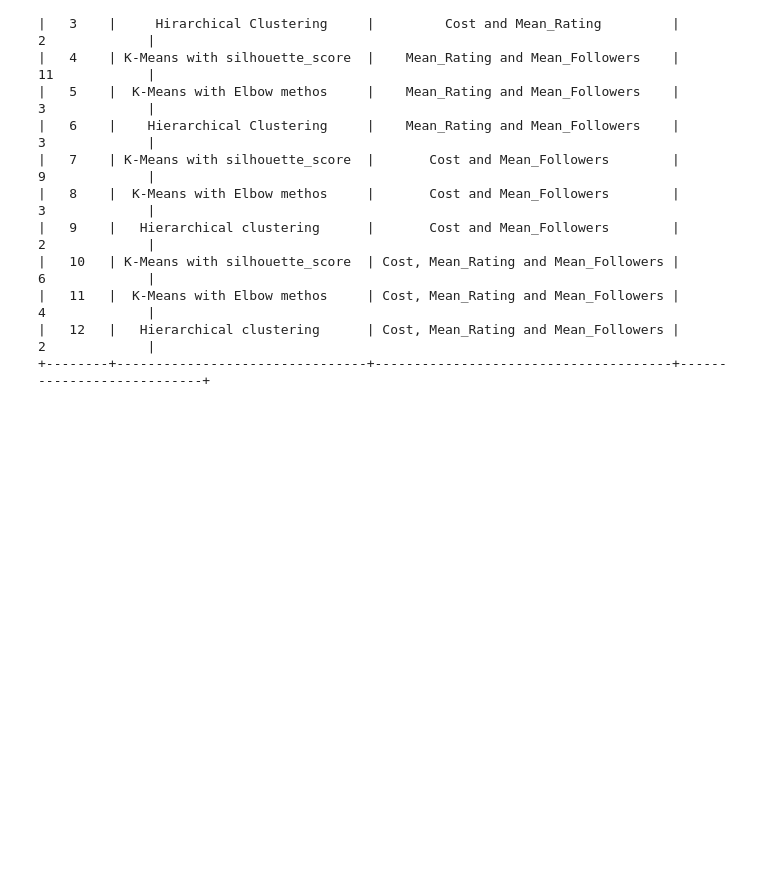
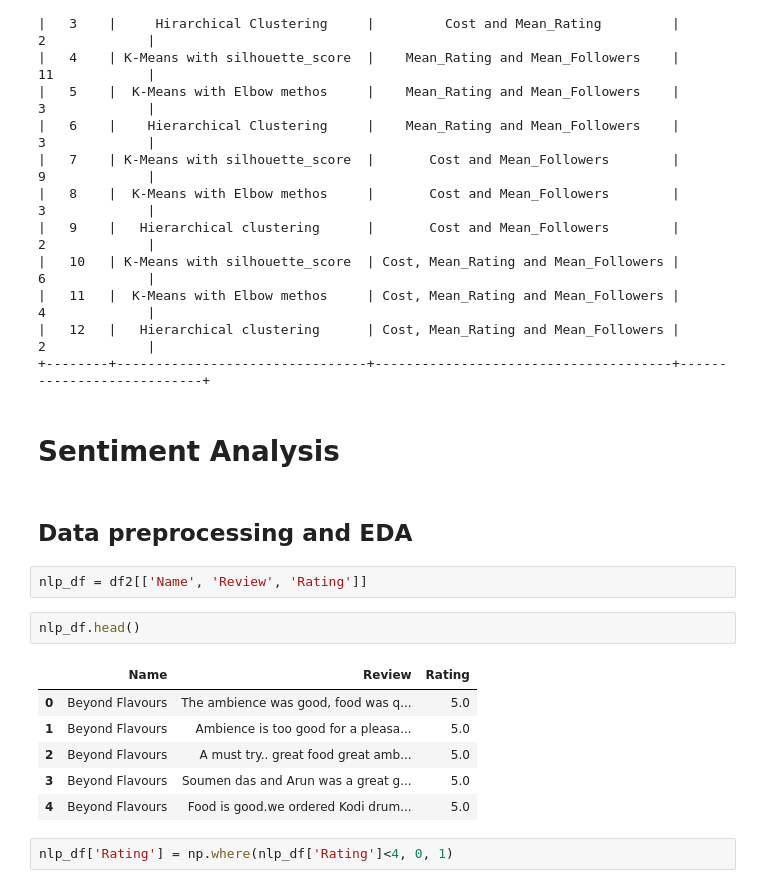
Before and after one commit to OmPrakashGH/Zomato-Restaurant-clustering-and-sentiment-analysis, a Jupyter notebook: Zomato_Restaurant_Clustering_and_Sentiment_Analysis.ipynb, the cells around one changed output. Drawn from its saved outputs; the diff is of its cells as text; blank space fills up the shorter version.

Commit message:
Sentiment analysis I

```diff
--- a/Zomato_Restaurant_Clustering_and_Sentiment_Analysis.ipynb
+++ b/Zomato_Restaurant_Clustering_and_Sentiment_Analysis.ipynb
@@ -1082,3 +1091,20 @@ print(myTable)
 |   11   |  K-Means with Elbow methos     | Cost, Mean_Rating and Mean_Followers |             4             |
 |   12   |   Hierarchical clustering      | Cost, Mean_Rating and Mean_Followers |             2             |
 +--------+--------------------------------+--------------------------------------+---------------------------+
+# %% [markdown]
+# **Sentiment Analysis**
+# %% [markdown]
+## Data preprocessing and EDA
+# %%
+nlp_df = df2[['Name', 'Review', 'Rating']]
+# %%
+nlp_df.head()
+# %% [output]
+|  | Name | Review | Rating |
+| 0 | Beyond Flavours | The ambience was good, food was q... | 5.0 |
+| 1 | Beyond Flavours | Ambience is too good for a pleasa... | 5.0 |
+| 2 | Beyond Flavours | A must try.. great food great amb... | 5.0 |
+| 3 | Beyond Flavours | Soumen das and Arun was a great g... | 5.0 |
+| 4 | Beyond Flavours | Food is good.we ordered Kodi drum... | 5.0 |
+# %%
+nlp_df['Rating'] = np.where(nlp_df['Rating']<4, 0, 1)
```
Also changed, not shown: parts of 36 cells of this notebook.
